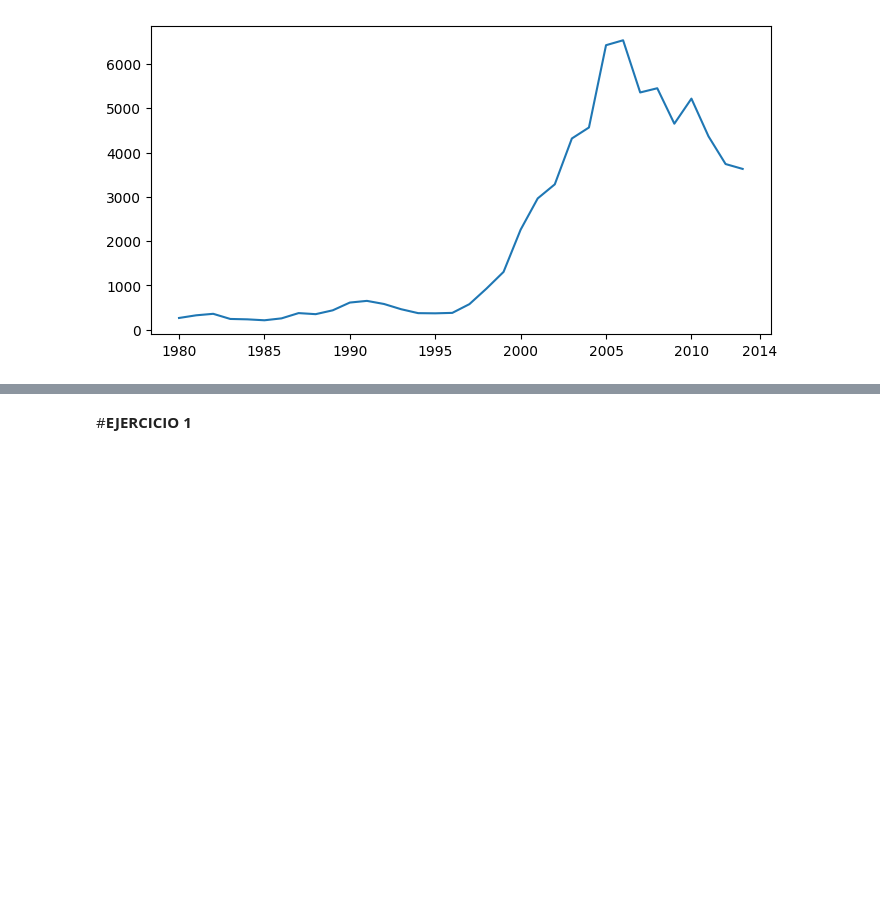
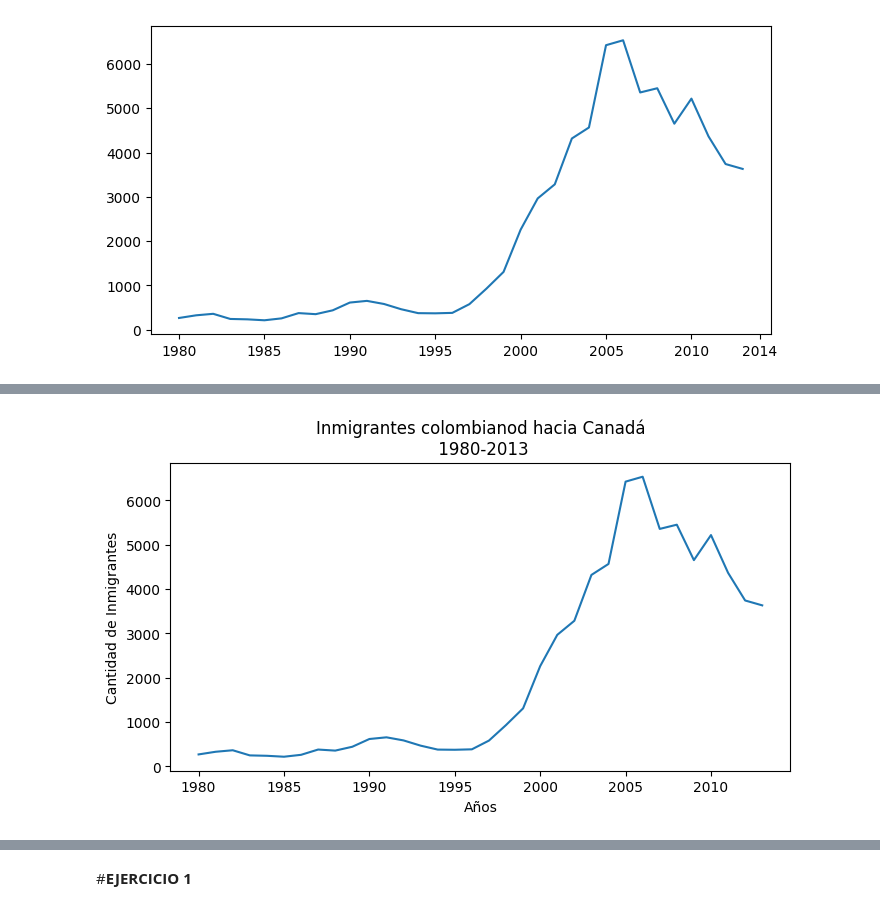
Before and after one commit to Ivan8Garcia/data-science, a Jupyter notebook: visualizacion_de_datos_con_python.ipynb, the cells around one changed output, grey strips where cells are left out. Cells and saved outputs as stored; diff of their text form; code cells hidden in the pictures; blank space fills up the shorter version.

```diff
--- a/visualizacion_de_datos_con_python.ipynb
+++ b/visualizacion_de_datos_con_python.ipynb
@@ -168,0 +168,14 @@ TypeError: 'str' object is not callable
+# %%
+#Estamos GUARDANDO LA GRAFICA en la varible llamada "fig,ax", usando el metodo subplots de pyplot
+# fig= al tamaño del lienzo, osea, el tamaño del rectangulo donde se dibuja la grafica
+# ax= a la grafica
+#ax.xaxis.set_major_locator(plt.MultipleLocator(5) hace lo mismo que xticks de la celda anterior, solo que lo hace de forma automatica
+fig, ax= plt.subplots(figsize=(8,4))
+ax.plot(datos_col["Año"], datos_col["Inmigrantes"])
+ax.xaxis.set_major_locator(plt.MultipleLocator(5))
+ax.set_title("Inmigrantes colombianod hacia Canadá\n 1980-2013")
+ax.set_xlabel("Años")
+ax.set_ylabel("Cantidad de Inmigrantes")
+plt.show()
+# %% [output]
+[figure, added]
```
Also changed, not shown: parts of 11 cells of this notebook.
